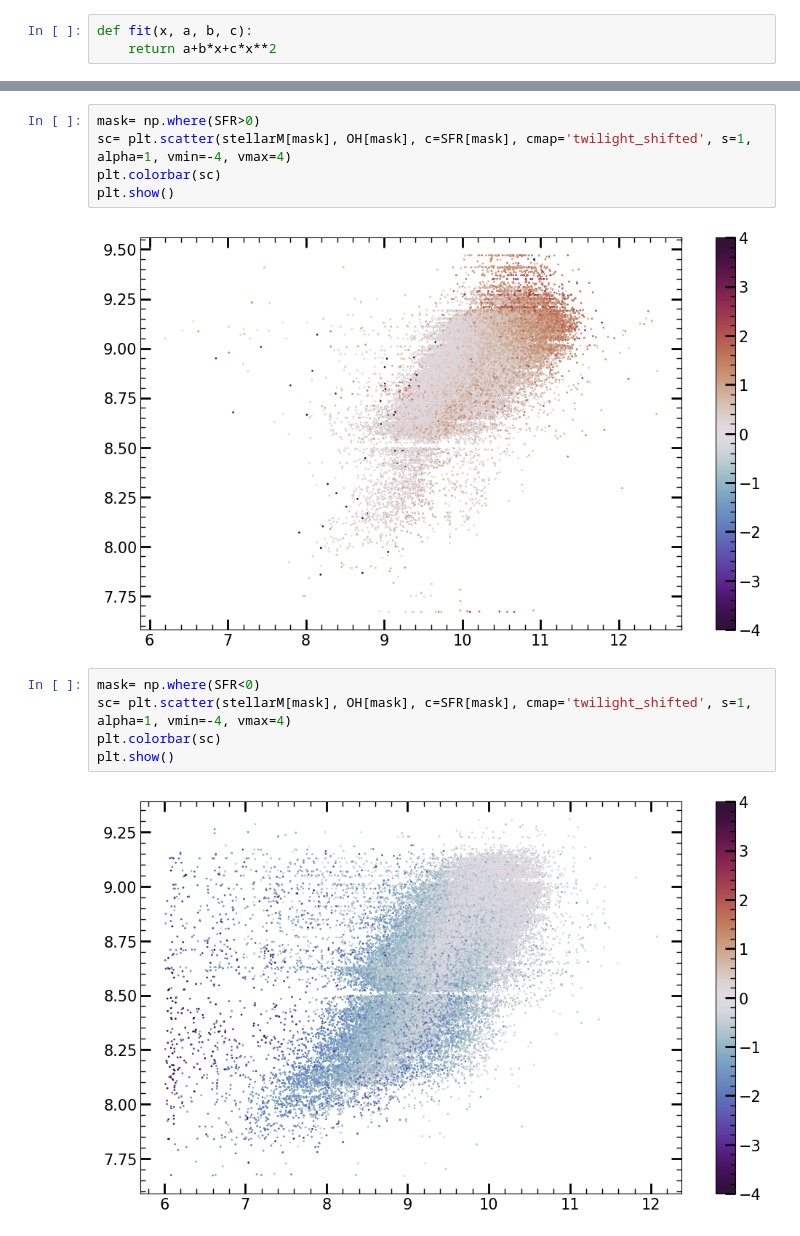
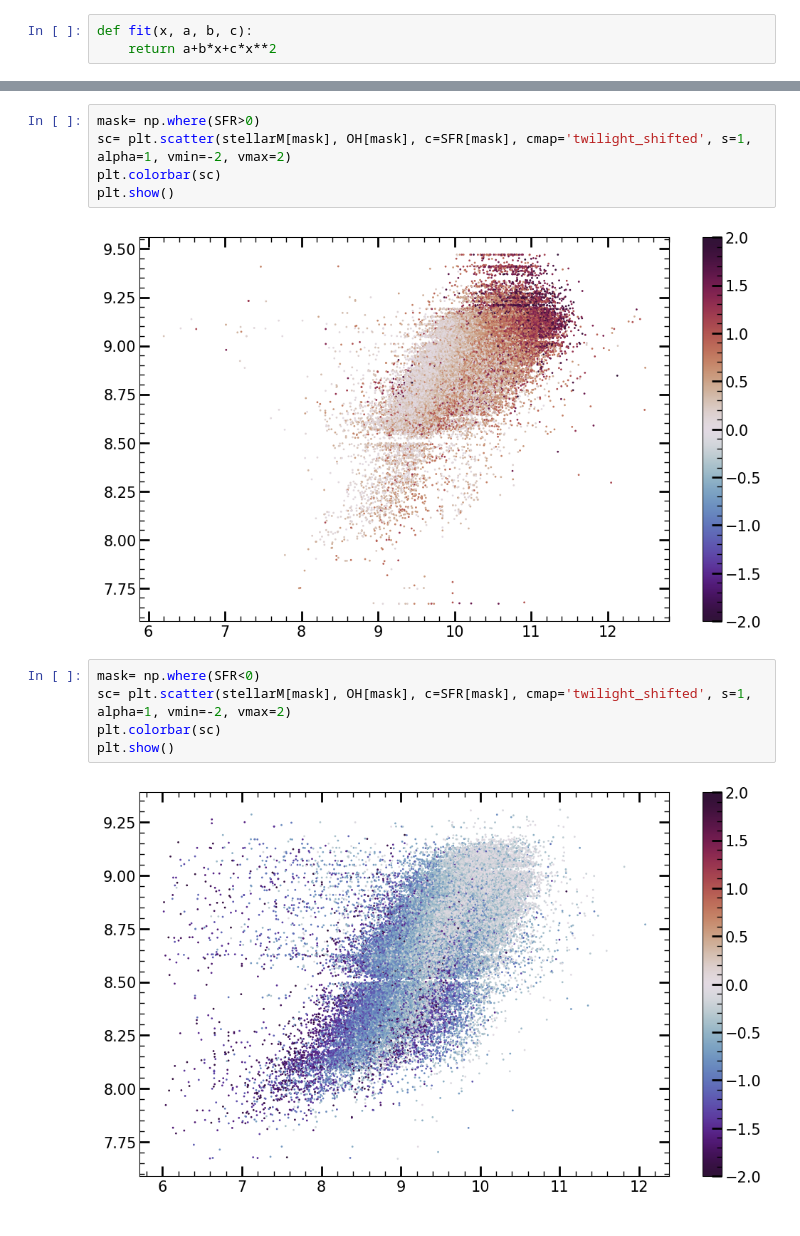
Before and after one commit to pabblet/HW2_AS730, a Jupyter notebook: 1/mass-metallicity.ipynb, the cells around one changed output, grey strips where cells are left out. Saved outputs shown, nothing was run; the diff lists cells and outputs as text.

```diff
--- a/1/mass-metallicity.ipynb
+++ b/1/mass-metallicity.ipynb
@@ -161,14 +238,14 @@ plt.show()
 # %%
 mask= np.where(SFR>0)
-sc= plt.scatter(stellarM[mask], OH[mask], c=SFR[mask], cmap='twilight_shifted', s=1, alpha=1, vmin=-4, vmax=4)
+sc= plt.scatter(stellarM[mask], OH[mask], c=SFR[mask], cmap='twilight_shifted', s=1, alpha=1, vmin=-2, vmax=2)
 plt.colorbar(sc)
 plt.show()
 # %% [output]
-[figure, old version]
+[figure, new version]
 # %%
 mask= np.where(SFR<0)
-sc= plt.scatter(stellarM[mask], OH[mask], c=SFR[mask], cmap='twilight_shifted', s=1, alpha=1, vmin=-4, vmax=4)
+sc= plt.scatter(stellarM[mask], OH[mask], c=SFR[mask], cmap='twilight_shifted', s=1, alpha=1, vmin=-2, vmax=2)
 plt.colorbar(sc)
 plt.show()
 # %% [output]
-[figure, old version]
+[figure, new version]
```
Also changed, not shown: parts of 6 cells of this notebook, 5 other files.
